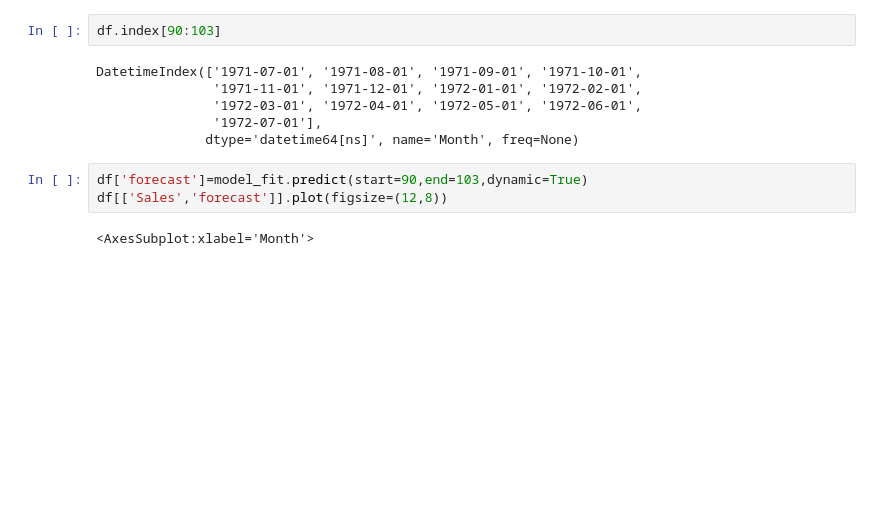
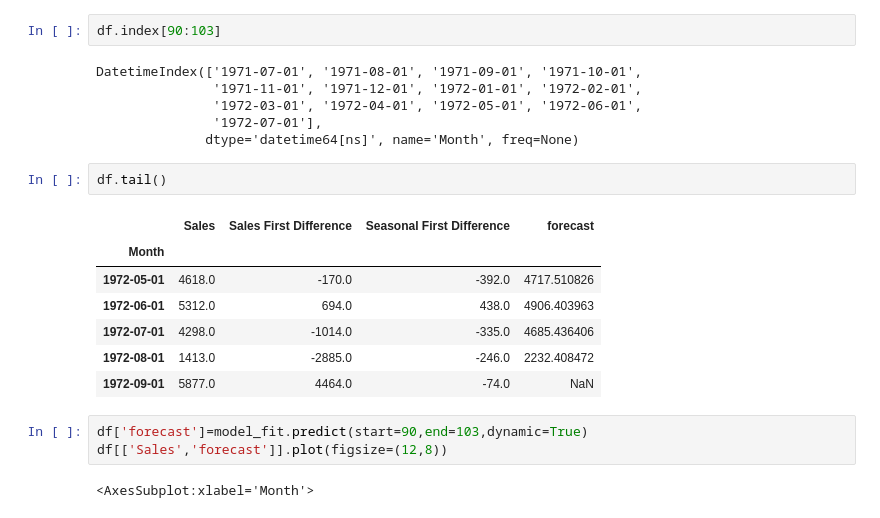
Before and after one commit to amanG251314/Future-Sales-Forecasting, a Jupyter notebook: Sales_Forecasting.ipynb, the cells around one changed output. Drawn from its saved outputs; the diff is of its cells as text; blank space fills up the shorter version.

```diff
--- a/Sales_Forecasting.ipynb
+++ b/Sales_Forecasting.ipynb
@@ -255,6 +255,16 @@ DatetimeIndex(['1971-07-01', '1971-08-01', '1971-09-01', '1971-10-01',
                '1972-03-01', '1972-04-01', '1972-05-01', '1972-06-01',
                '1972-07-01'],
               dtype='datetime64[ns]', name='Month', freq=None)
+# %%
+df.tail()
+# %% [output]
+|  | Sales | Sales First Difference | Seasonal First Difference | forecast |
+| Month |  |  |  |  |
+| 1972-05-01 | 4618.0 | -170.0 | -392.0 | 4717.510826 |
+| 1972-06-01 | 5312.0 | 694.0 | 438.0 | 4906.403963 |
+| 1972-07-01 | 4298.0 | -1014.0 | -335.0 | 4685.436406 |
+| 1972-08-01 | 1413.0 | -2885.0 | -246.0 | 2232.408472 |
+| 1972-09-01 | 5877.0 | 4464.0 | -74.0 | NaN |
 # %%
 df['forecast']=model_fit.predict(start=90,end=103,dynamic=True)
 df[['Sales','forecast']].plot(figsize=(12,8))
```
Also changed, not shown: parts of 3 cells of this notebook.
